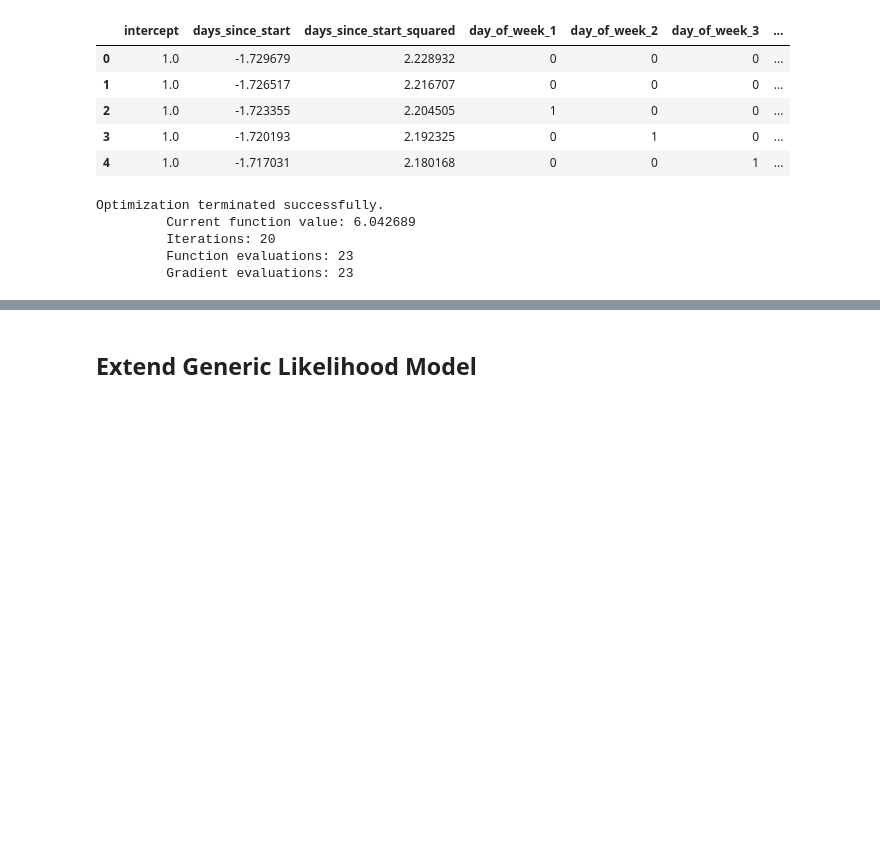
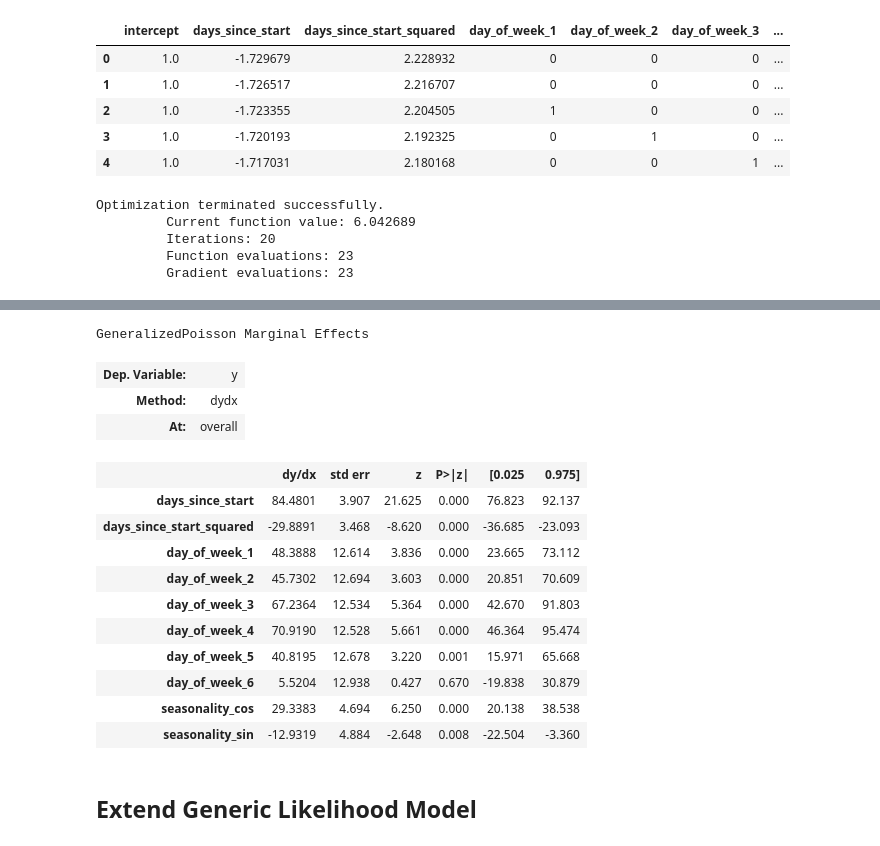
Before and after one commit to eastonhuch/discrete-lognormal-mle, a Jupyter notebook: LikelihoodModel.ipynb, the cells around one changed output, grey strips where cells are left out. Drawn from its saved outputs; the diff is of its cells as text; code cells hidden in the pictures; blank space fills up the shorter version.

```diff
--- a/LikelihoodModel.ipynb
+++ b/LikelihoodModel.ipynb
@@ -48,6 +50,26 @@ seasonality_cos           0.1196   0.0190   6.2817 0.0000  0.0823  0.1569
 seasonality_sin          -0.0527   0.0199  -2.6504 0.0080 -0.0917 -0.0137
 alpha                     7.2742   0.2190  33.2124 0.0000  6.8449  7.7035
 =========================================================================
+# %%
+# Marginal effects
+me = gpois_res.get_margeff(method='dydx')
+me.summary()
+# %% [output]
+GeneralizedPoisson Marginal Effects
+| Dep. Variable: | y |
+| Method: | dydx |
+| At: | overall |
+|  | dy/dx | std err | z | P>|z| | [0.025 | 0.975] |
+| days_since_start | 84.4801 | 3.907 | 21.625 | 0.000 | 76.823 | 92.137 |
+| days_since_start_squared | -29.8891 | 3.468 | -8.620 | 0.000 | -36.685 | -23.093 |
+| day_of_week_1 | 48.3888 | 12.614 | 3.836 | 0.000 | 23.665 | 73.112 |
+| day_of_week_2 | 45.7302 | 12.694 | 3.603 | 0.000 | 20.851 | 70.609 |
+| day_of_week_3 | 67.2364 | 12.534 | 5.364 | 0.000 | 42.670 | 91.803 |
+| day_of_week_4 | 70.9190 | 12.528 | 5.661 | 0.000 | 46.364 | 95.474 |
+| day_of_week_5 | 40.8195 | 12.678 | 3.220 | 0.001 | 15.971 | 65.668 |
+| day_of_week_6 | 5.5204 | 12.938 | 0.427 | 0.670 | -19.838 | 30.879 |
+| seasonality_cos | 29.3383 | 4.694 | 6.250 | 0.000 | 20.138 | 38.538 |
+| seasonality_sin | -12.9319 | 4.884 | -2.648 | 0.008 | -22.504 | -3.360 |
 # %% [markdown]
 ## Extend Generic Likelihood Model
 # %%
```
Also changed, not shown: parts of 10 cells of this notebook.
